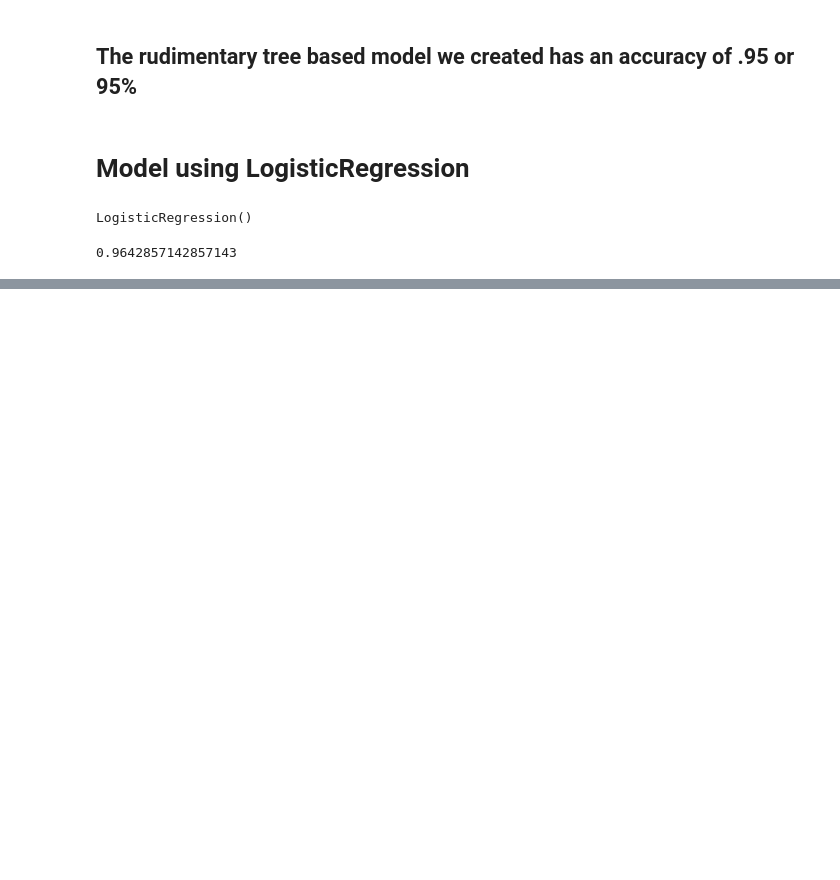
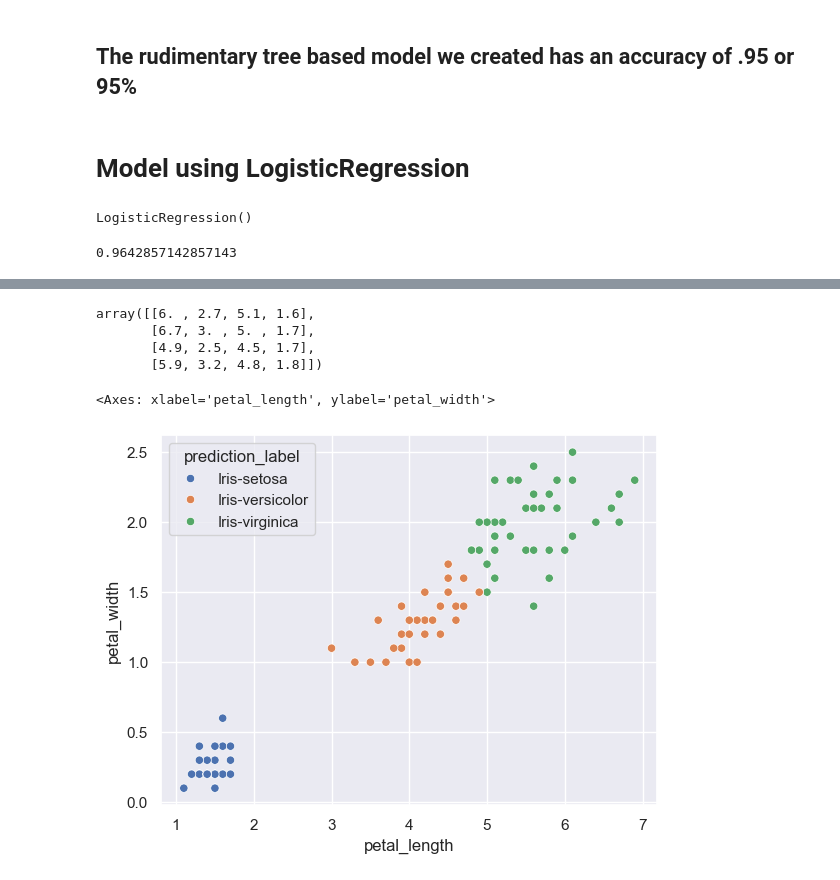
Before and after one commit to gregloos/iris-classification, a Jupyter notebook: classification.ipynb, the cells around one changed output, grey strips where cells are left out. Saved outputs shown, nothing was run; the diff lists cells and outputs as text; code cells hidden in the pictures; blank space fills up the shorter version.

Commit message:
inspecting how to make predictions better and studying failure points

```diff
--- a/classification.ipynb
+++ b/classification.ipynb
@@ -213,0 +236,3 @@ model.score(Xv, yv)
+# %%
+predicted_correctly_mask = y_pred == y_train
+predicted_correctly_mask
@@ -213,0 +255,26 @@ model.score(Xv, yv)
+# %%
+X_train[~predicted_correctly_mask]
+# %% [output]
+array([[6. , 2.7, 5.1, 1.6],
+       [6.7, 3. , 5. , 1.7],
+       [4.9, 2.5, 4.5, 1.7],
+       [5.9, 3.2, 4.8, 1.8]])
+# %%
+df_predictions = df_train.copy()
+# %%
+species_map = {
+    0: "Iris-setosa",
+    1: "Iris-versicolor",
+    2: "Iris-virginica"
+}
+df_predictions["correct_prediction"] = predicted_correctly_mask
+df_predictions["predictions"] = y_pred
+df_predictions["prediction_label"] = df_predictions["predictions"].map(species_map)
+# %%
+df_predictions.head()
+order = ["Iris-setosa", "Iris-versicolor", "Iris-virginica"]
+# %%
+sns.scatterplot(x="petal_length", y="petal_width", hue_order=order, hue="prediction_label", data=df_predictions)
+# %% [output]
+<Axes: xlabel='petal_length', ylabel='petal_width'>
+[figure, added]
```
Also changed, not shown: parts of 14 cells of this notebook.
